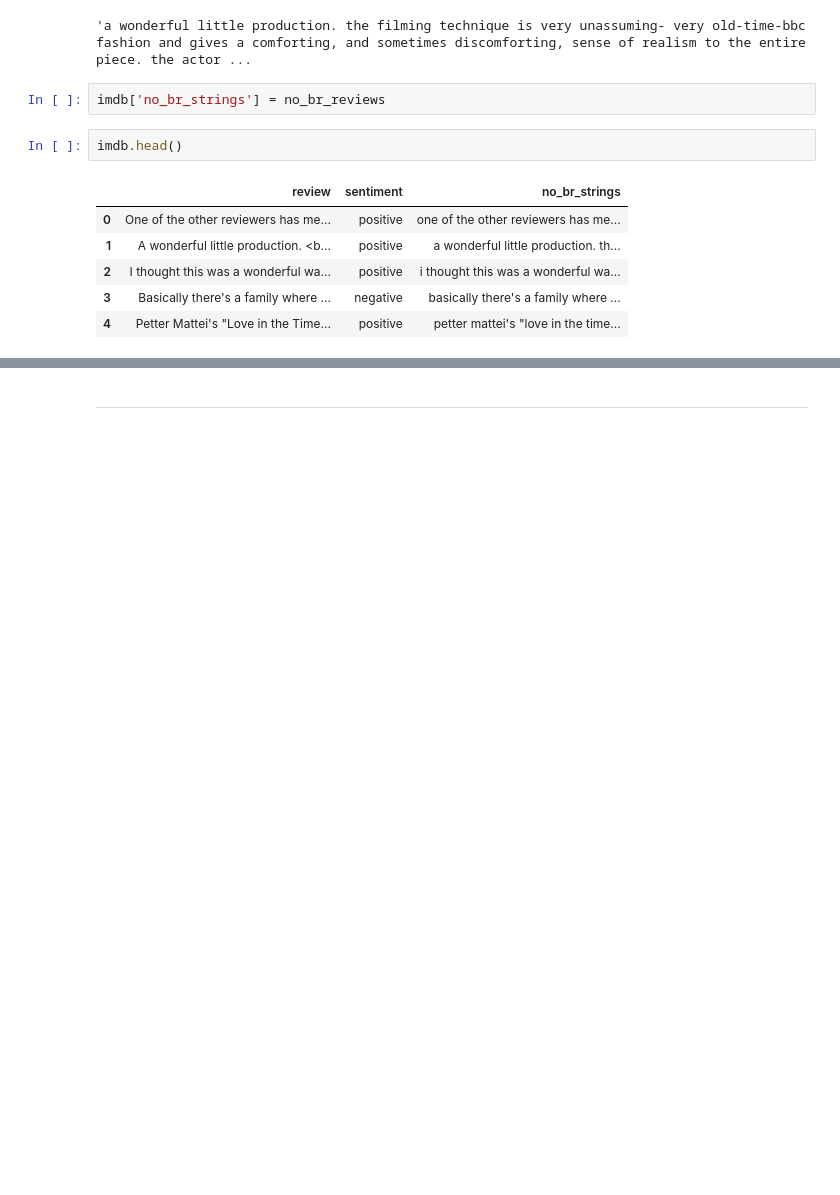
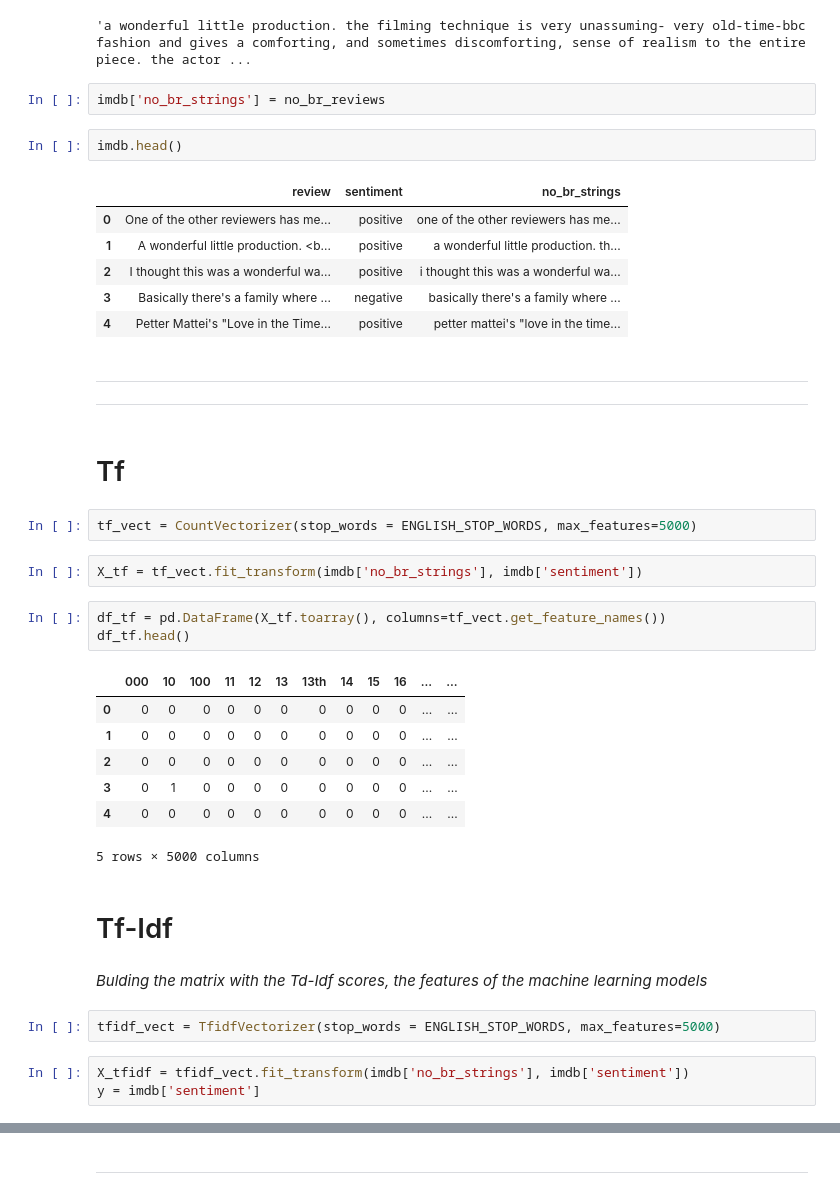
Before and after one commit to LarryLoveIV/Capstone-II, a Jupyter notebook: Model/Logistic Regression and Similar reviews.ipynb, the cells around one changed output, grey strips where cells are left out. Saved outputs shown, nothing was run; the diff lists cells and outputs as text; blank space fills up the shorter version.

```diff
--- a/Model/Logistic Regression and Similar reviews.ipynb
+++ b/Model/Logistic Regression and Similar reviews.ipynb
@@ -44,3 +49,32 @@ imdb.head()
 | 2 | I thought this was a wonderful wa... | positive | i thought this was a wonderful wa... |
 | 3 | Basically there's a family where ... | negative | basically there's a family where ... |
 | 4 | Petter Mattei's "Love in the Time... | positive | petter mattei's "love in the time... |
+# %% [markdown]
+**** ****
+*** ***
+# %% [markdown]
+# Tf
+# %%
+tf_vect = CountVectorizer(stop_words = ENGLISH_STOP_WORDS, max_features=5000)
+# %%
+X_tf = tf_vect.fit_transform(imdb['no_br_strings'], imdb['sentiment'])
+# %%
+df_tf = pd.DataFrame(X_tf.toarray(), columns=tf_vect.get_feature_names())
+df_tf.head()
+# %% [output]
+|  | 000 | 10 | 100 | 11 | 12 | 13 | 13th | 14 | 15 | 16 | ... | ... |
+| 0 | 0 | 0 | 0 | 0 | 0 | 0 | 0 | 0 | 0 | 0 | ... | ... |
+| 1 | 0 | 0 | 0 | 0 | 0 | 0 | 0 | 0 | 0 | 0 | ... | ... |
+| 2 | 0 | 0 | 0 | 0 | 0 | 0 | 0 | 0 | 0 | 0 | ... | ... |
+| 3 | 0 | 1 | 0 | 0 | 0 | 0 | 0 | 0 | 0 | 0 | ... | ... |
+| 4 | 0 | 0 | 0 | 0 | 0 | 0 | 0 | 0 | 0 | 0 | ... | ... |
+5 rows × 5000 columns
+# %% [markdown]
+# Tf-Idf
+# %% [markdown]
+*Bulding the matrix with the Td-Idf scores, the features of the machine learning models*
+# %%
+tfidf_vect = TfidfVectorizer(stop_words = ENGLISH_STOP_WORDS, max_features=5000)
+# %%
+X_tfidf = tfidf_vect.fit_transform(imdb['no_br_strings'], imdb['sentiment'])
+y = imdb['sentiment']
```
Also changed, not shown: parts of 41 cells of this notebook.
